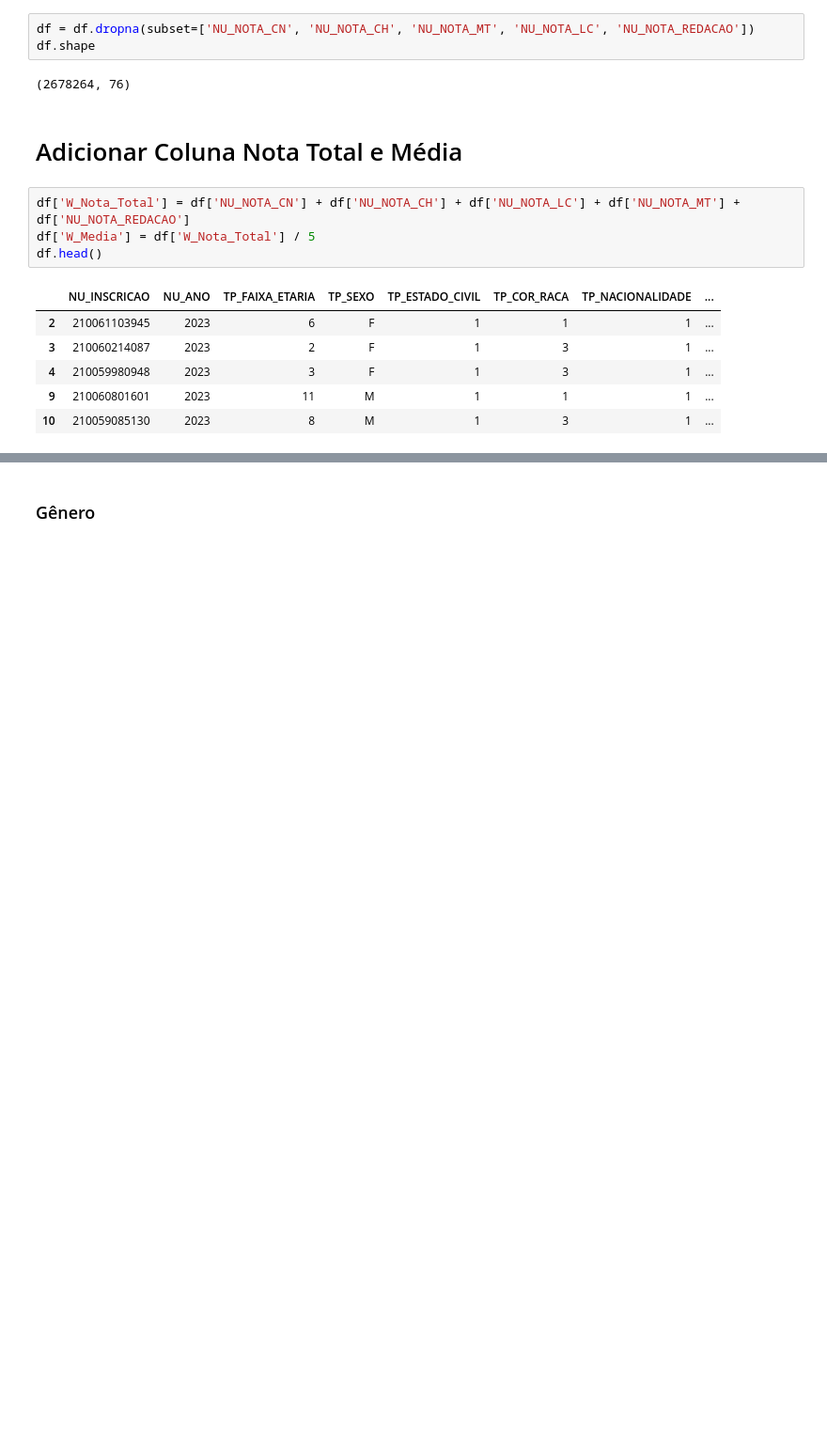
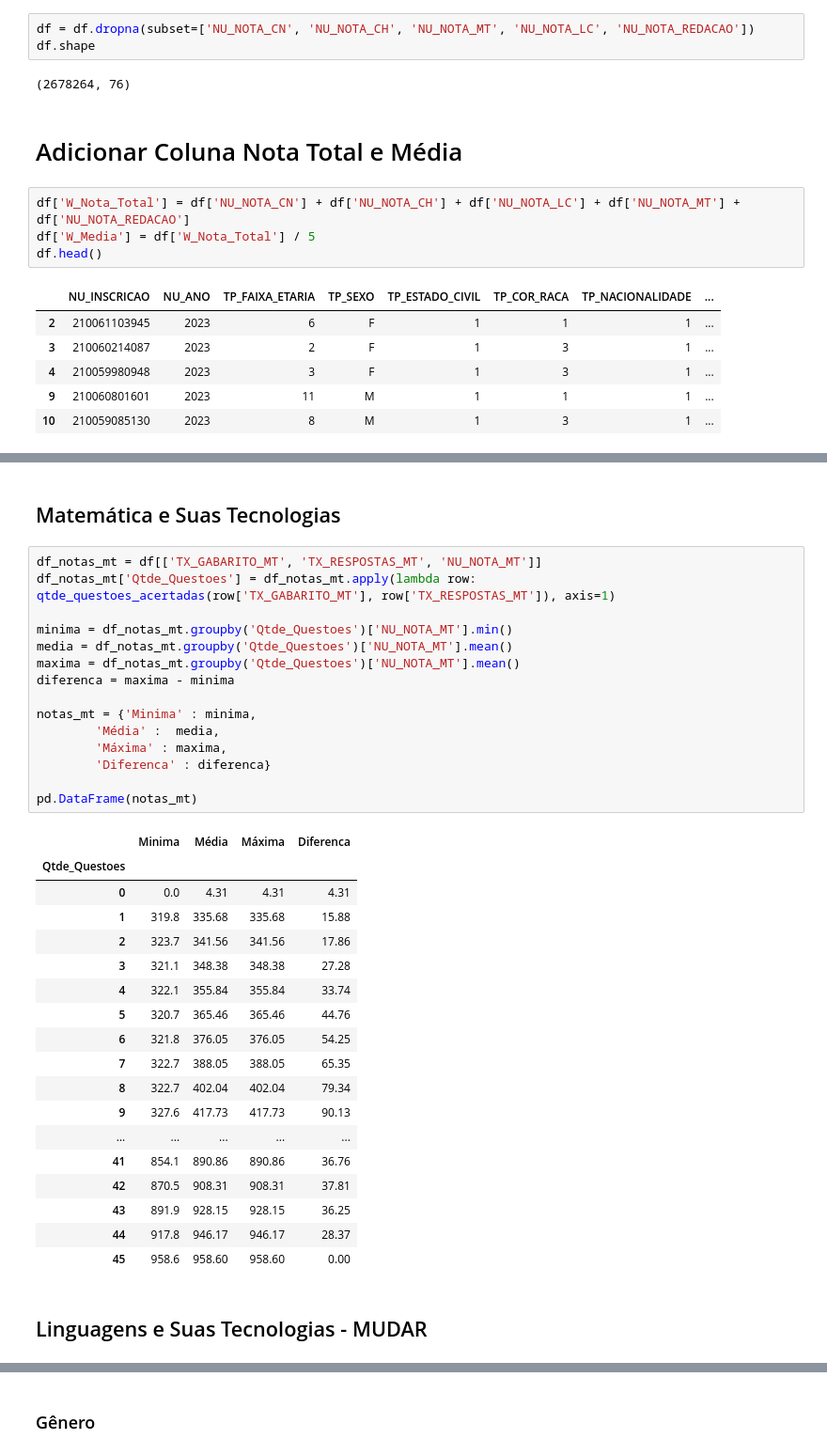
Before and after one commit to gabrielzerraa/EDA-ENEM_2023, a Jupyter notebook: ENEM 2023.ipynb, the cells around one changed output, grey strips where cells are left out. Shown: that part at 94% size. Drawn from its saved outputs; the diff is of its cells as text; blank space fills up the shorter version.

```diff
--- a/ENEM 2023.ipynb
+++ b/ENEM 2023.ipynb
@@ -122,0 +208,38 @@ df.head()
+# %% [markdown]
+## Matemática e Suas Tecnologias
+# %%
+df_notas_mt = df[['TX_GABARITO_MT', 'TX_RESPOSTAS_MT', 'NU_NOTA_MT']]
+df_notas_mt['Qtde_Questoes'] = df_notas_mt.apply(lambda row: qtde_questoes_acertadas(row['TX_GABARITO_MT'], row['TX_RESPOSTAS_MT']), axis=1)
+
+minima = df_notas_mt.groupby('Qtde_Questoes')['NU_NOTA_MT'].min()
+media = df_notas_mt.groupby('Qtde_Questoes')['NU_NOTA_MT'].mean()
+maxima = df_notas_mt.groupby('Qtde_Questoes')['NU_NOTA_MT'].mean()
+diferenca = maxima - minima
+
+notas_mt = {'Minima' : minima,
+        'Média' :  media,
+        'Máxima' : maxima,
+        'Diferenca' : diferenca}
+
+pd.DataFrame(notas_mt)
+# %% [output]
+|  | Minima | Média | Máxima | Diferenca |
+| Qtde_Questoes |  |  |  |  |
+| 0 | 0.0 | 4.31 | 4.31 | 4.31 |
+| 1 | 319.8 | 335.68 | 335.68 | 15.88 |
+| 2 | 323.7 | 341.56 | 341.56 | 17.86 |
+| 3 | 321.1 | 348.38 | 348.38 | 27.28 |
+| 4 | 322.1 | 355.84 | 355.84 | 33.74 |
+| 5 | 320.7 | 365.46 | 365.46 | 44.76 |
+| 6 | 321.8 | 376.05 | 376.05 | 54.25 |
+| 7 | 322.7 | 388.05 | 388.05 | 65.35 |
+| 8 | 322.7 | 402.04 | 402.04 | 79.34 |
+| 9 | 327.6 | 417.73 | 417.73 | 90.13 |
+| ... | ... | ... | ... | ... |
+| 41 | 854.1 | 890.86 | 890.86 | 36.76 |
+| 42 | 870.5 | 908.31 | 908.31 | 37.81 |
+| 43 | 891.9 | 928.15 | 928.15 | 36.25 |
+| 44 | 917.8 | 946.17 | 946.17 | 28.37 |
+| 45 | 958.6 | 958.60 | 958.60 | 0.00 |
+# %% [markdown]
+## Linguagens e Suas Tecnologias - MUDAR
```
Also changed, not shown: parts of 40 cells of this notebook.
